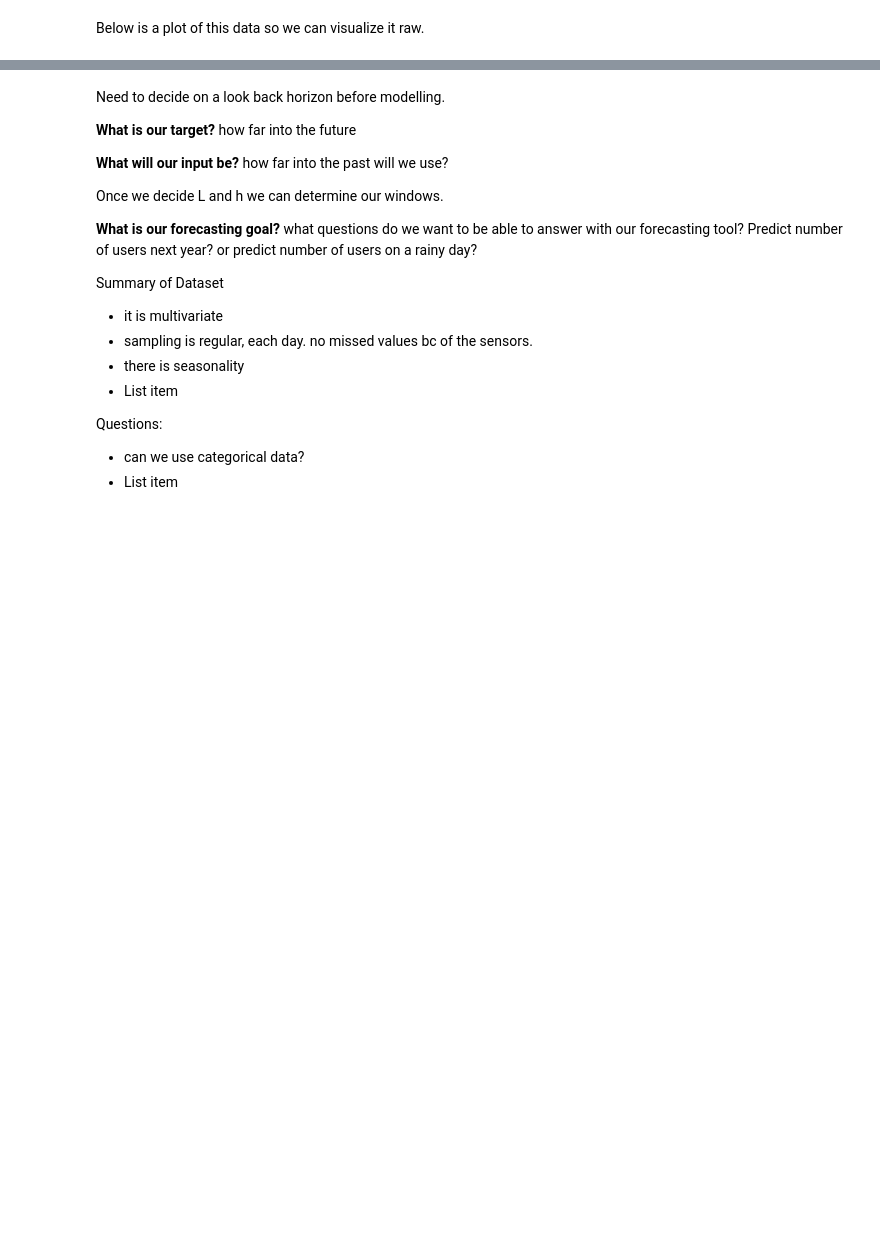
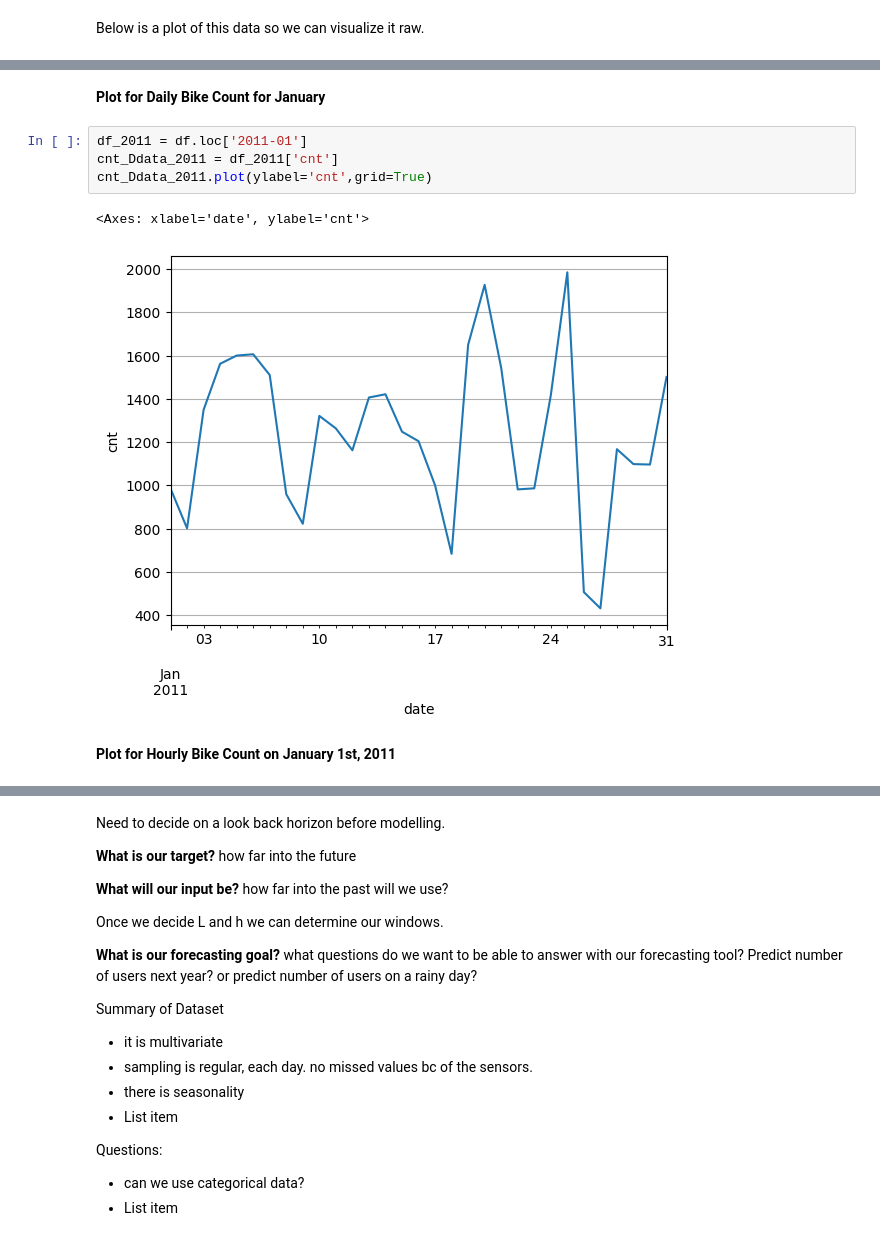
Before and after one commit to LamaAbdulal/AISE4010_Project, a Jupyter notebook: Project_Bike_Share_Capital.ipynb, the cells around one changed output, grey strips where cells are left out. Drawn from its saved outputs; the diff is of its cells as text; blank space fills up the shorter version.

```diff
--- a/Project_Bike_Share_Capital.ipynb
+++ b/Project_Bike_Share_Capital.ipynb
@@ -132,2 +222,13 @@ cnt_data.plot(ylabel='cnt',grid=True)
+# %% [markdown]
+**Plot for Daily Bike Count for January**
+# %%
+df_2011 = df.loc['2011-01']
+cnt_Ddata_2011 = df_2011['cnt']
+cnt_Ddata_2011.plot(ylabel='cnt',grid=True)
+# %% [output]
+<Axes: xlabel='date', ylabel='cnt'>
+[figure, added]
+# %% [markdown]
+**Plot for Hourly Bike Count on January 1st, 2011**
 # %%
 df2_2011 = df2.loc['2011-01-01']
```
Also changed, not shown: parts of 20 cells of this notebook, 2 other files.
